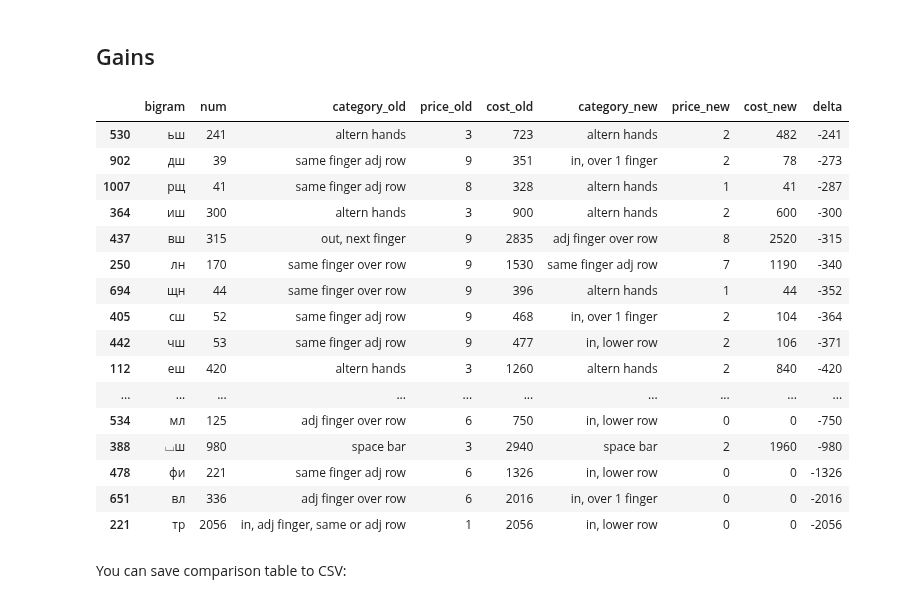
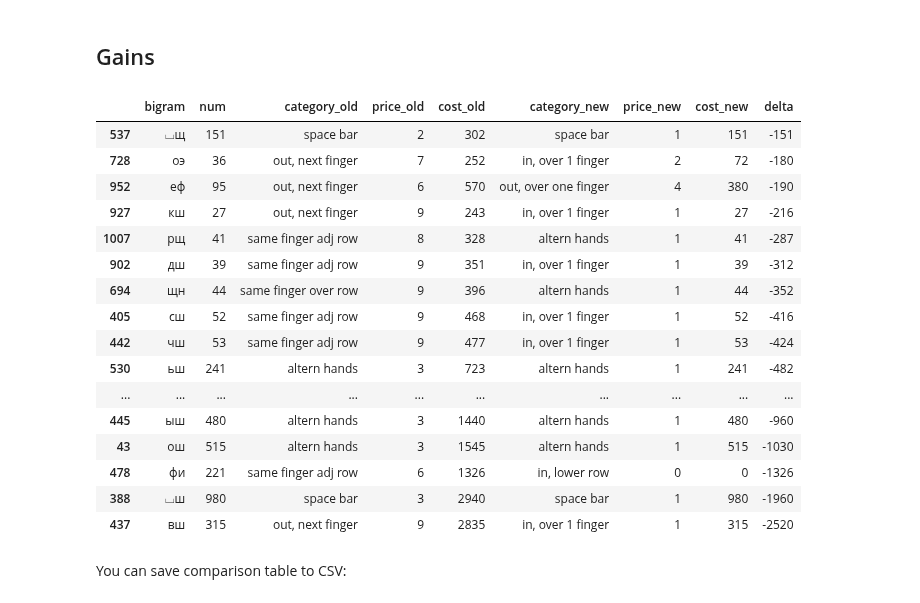
Before and after one commit to culebron/rus-layout-opt, a Jupyter notebook: Russian Optimization.ipynb, the cells around one changed output. Saved outputs shown, nothing was run; the diff lists cells and outputs as text; code cells hidden in the pictures.

```diff
--- a/Russian Optimization.ipynb
+++ b/Russian Optimization.ipynb
@@ -112 +133,3 @@ BG = make_grams('sampletexts.txt')
+# %%
+CORP = Corpus.from_path('sampletexts.txt')
 # %% [markdown]
@@ -1044,0 +1060,4 @@ PENALTIES_ERGODOX),
+# %%
+layouts2 = {}
+for k, definition in layouts.items():
+    layouts2[k] = Layout(k, definition)
@@ -1122,41 +1179,48 @@ IDK if I made something useful or just abuse my own scoring system.
 # %% [markdown]
 # Test Your Layout Here <a name="your-layout">
 # %%
-newboard = {'тест27': '''
+'''
+→эыфх:  цнмвчзжш
+ аоией  ,ртксд¶
+ ьуюяё  щлбпг
+'''
+newboard = {'тест28': r'''
+
 
 ъ123456 7890-=
-→щфыхё  цнмвчзж/
- аоией  ,лтксд¶
- ьуюяэ  шрбпг
+→щфыхё  цнмвчзж
+ аоией  шртксд¶
+ ьуюяэ  ,лбпг
 ⌴
 
-∅!"№;%: ?*()_+
-∅∅∅∅∅∅  ∅∅∅∅∅∅∅\\
- ∅∅∅∅∅  .∅∅∅∅∅∅
- ∅∅∅∅∅  ∅∅∅∅∅
+\!"№;%: ?*()_+
+∅∅∅∅∅∅  ∅∅∅∅∅∅∅∅
+ ∅∅∅∅∅  ∅∅∅∅∅∅∅
+ ∅∅∅∅∅  .∅∅∅∅
 ∅
 '''
 }
 
 # cheat with fingers and pos penalties if you want
 # change the cost call to: get_kbd_cost((kbd, FINGERS2, POS_PENALTY2), BG)
-FINGERS2 = """
+FINGERS2 = '''
 0000123 6789999
 001233  66789999
  01233  66789999
  01233  667899
 4
-"""
+'''
 
-POS_PENALTY2 = """
+
+POS_PENALTY2 = '''
 4321111 1111234
 210012  21001123
  00001  10000123
  00002  200001
 0
-"""
+'''
 
-for k, kbd in newboard.items():
-    results[k] = r = get_kbd_cost(kbd, BG)
-    print(k, ':', round(r[2], 4), '')
+for k, lyt in newboard.items():
+    results[k] = r = Result(CORP, Layout(k, lyt))
+    print(k, ':', round(r.score, 4), '')
 # %% [output]
@@ -1190,25 +1250,25 @@ compare(results, 'тест26', 'тест27').head(20)
 # %% [markdown]
 ## Gains
 # %%
-compare(results, 'тест26', 'тест27').tail(20)
+compare(results, 'тест27', 'тест28').tail(20)
 # %% [output]
 |  | bigram | num | category_old | price_old | cost_old | category_new | price_new | cost_new | delta |
-| 530 | ьш | 241 | altern hands | 3 | 723 | altern hands | 2 | 482 | -241 |
-| 902 | дш | 39 | same finger adj row | 9 | 351 | in, over 1 finger | 2 | 78 | -273 |
+| 537 | ⌴щ | 151 | space bar | 2 | 302 | space bar | 1 | 151 | -151 |
+| 728 | оэ | 36 | out, next finger | 7 | 252 | in, over 1 finger | 2 | 72 | -180 |
+| 952 | еф | 95 | out, next finger | 6 | 570 | out, over one finger | 4 | 380 | -190 |
+| 927 | кш | 27 | out, next finger | 9 | 243 | in, over 1 finger | 1 | 27 | -216 |
 | 1007 | рщ | 41 | same finger adj row | 8 | 328 | altern hands | 1 | 41 | -287 |
-| 364 | иш | 300 | altern hands | 3 | 900 | altern hands | 2 | 600 | -300 |
-| 437 | вш | 315 | out, next finger | 9 | 2835 | adj finger over row | 8 | 2520 | -315 |
-| 250 | лн | 170 | same finger over row | 9 | 1530 | same finger adj row | 7 | 1190 | -340 |
+| 902 | дш | 39 | same finger adj row | 9 | 351 | in, over 1 finger | 1 | 39 | -312 |
 | 694 | щн | 44 | same finger over row | 9 | 396 | altern hands | 1 | 44 | -352 |
-| 405 | сш | 52 | same finger adj row | 9 | 468 | in, over 1 finger | 2 | 104 | -364 |
-| 442 | чш | 53 | same finger adj row | 9 | 477 | in, lower row | 2 | 106 | -371 |
-| 112 | еш | 420 | altern hands | 3 | 1260 | altern hands | 2 | 840 | -420 |
+| 405 | сш | 52 | same finger adj row | 9 | 468 | in, over 1 finger | 1 | 52 | -416 |
+| 442 | чш | 53 | same finger adj row | 9 | 477 | in, over 1 finger | 1 | 53 | -424 |
+| 530 | ьш | 241 | altern hands | 3 | 723 | altern hands | 1 | 241 | -482 |
 | ... | ... | ... | ... | ... | ... | ... | ... | ... | ... |
-| 534 | мл | 125 | adj finger over row | 6 | 750 | in, lower row | 0 | 0 | -750 |
-| 388 | ⌴ш | 980 | space bar | 3 | 2940 | space bar | 2 | 1960 | -980 |
+| 445 | ыш | 480 | altern hands | 3 | 1440 | altern hands | 1 | 480 | -960 |
+| 43 | ош | 515 | altern hands | 3 | 1545 | altern hands | 1 | 515 | -1030 |
 | 478 | фи | 221 | same finger adj row | 6 | 1326 | in, lower row | 0 | 0 | -1326 |
-| 651 | вл | 336 | adj finger over row | 6 | 2016 | in, over 1 finger | 0 | 0 | -2016 |
-| 221 | тр | 2056 | in, adj finger, same or adj row | 1 | 2056 | in, lower row | 0 | 0 | -2056 |
+| 388 | ⌴ш | 980 | space bar | 3 | 2940 | space bar | 1 | 980 | -1960 |
+| 437 | вш | 315 | out, next finger | 9 | 2835 | in, over 1 finger | 1 | 315 | -2520 |
 # %% [markdown]
 You can save comparison table to CSV:
 # %%
```
Also changed, not shown: parts of 37 cells of this notebook.
